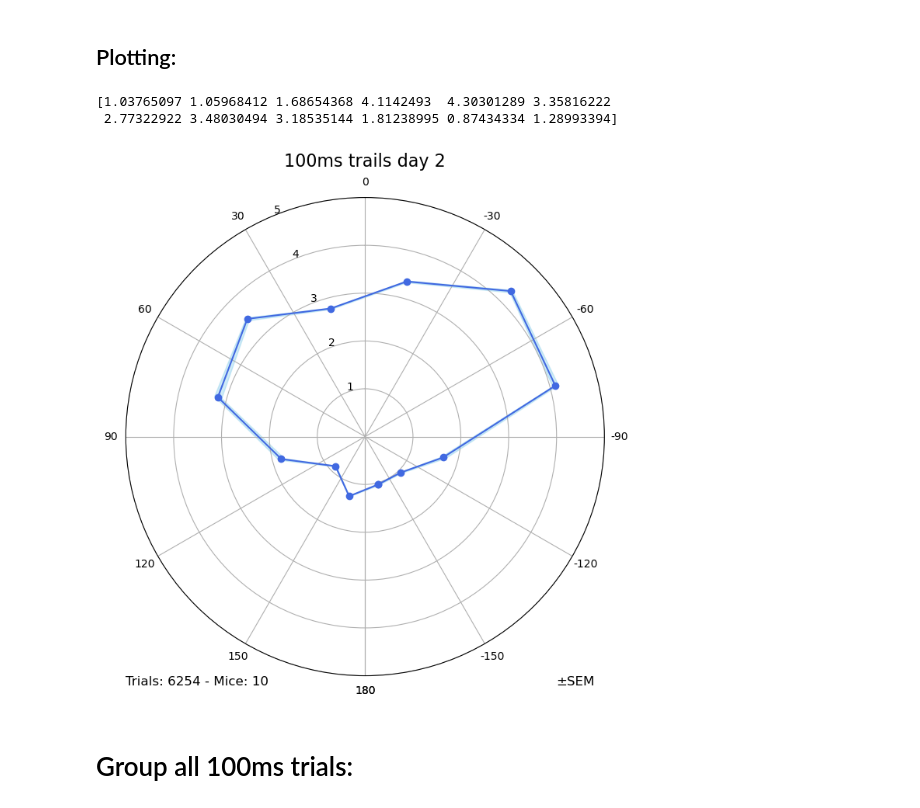
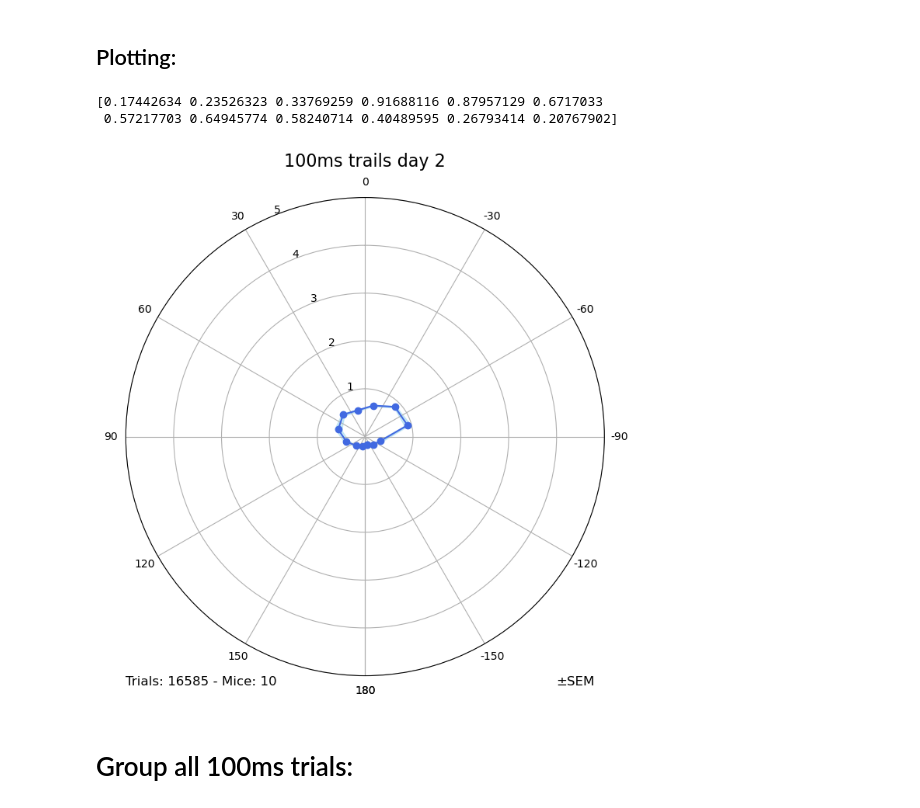
Before and after one commit to stef1029/hex_behav_analysis, a Jupyter notebook: PP_analysis_notebook_July_cohort.ipynb, the cells around one changed output. Saved outputs shown, nothing was run; the diff lists cells and outputs as text; code cells hidden in the pictures.

Commit message:
plot all 100ms trials at once

```diff
--- a/PP_analysis_notebook_July_cohort.ipynb
+++ b/PP_analysis_notebook_July_cohort.ipynb
@@ -368,12 +368,12 @@ PP_plot_cue_time_experiment.plot_performance_by_angle(sessions,
 # %% [markdown]
 ## Session loading:
 # %%
-july_wait_catch_day_1_exclusion = ['240805_182539_wtjp254-4b']
+july_wait_catch_day_1_exclusion = ['240805_182539_wtjp254-4b', '240805_141718_wtjx307-6a']
 july_wait_catch_day_1_sessions = [Session(july_cohort.get_session(session)) \
                                   for session in july_wait_catch_day_1 \
                                     if session not in july_wait_catch_day_1_exclusion]
 
-july_wait_catch_day_2_exclusion = []
+july_wait_catch_day_2_exclusion = ['240806_123907_wtjx307-6a', '240806_151525_wtjx261-2b']
 july_wait_catch_day_2_sessions = [Session(july_cohort.get_session(session)) \
                                   for session in july_wait_catch_day_2 \
                                     if session not in july_wait_catch_day_2_exclusion]
@@ -487,20 +495,27 @@ import PP_plot_performance_bias_adjusted
 # %%
 importlib.reload(PP_plot_performance_bias_adjusted)
 
-sessions = july_day_2_100ms_sessions + \
-            july_day_3_100ms_sessions
+# sessions = july_day_2_100ms_sessions + \
+#             july_day_3_100ms_sessions
 
-PP_plot_performance_bias_adjusted.plot_performance_by_angle(sessions,
+all_100ms_sessions = july_day_2_100ms_sessions \
+                    + july_day_3_100ms_sessions \
+                    + july_LED_catch_day_1_sessions \
+                    + july_LED_catch_day_2_sessions \
+                    + july_wait_catch_day_1_sessions \
+                    + july_wait_catch_day_2_sessions
+
+PP_plot_performance_bias_adjusted.plot_performance_by_angle(all_100ms_sessions,
                                               title = '100ms trails day 2',
                                               bin_mode = 'manual',
                                               trials_per_bin=100,
                                               plot_mode='radial',
                                               cue_mode='both',
                                               error_bars='SEM')
 # %% [output]
-[1.03765097 1.05968412 1.68654368 4.1142493  4.30301289 3.35816222
- 2.77322922 3.48030494 3.18535144 1.81238995 0.87434334 1.28993394]
+[0.17442634 0.23526323 0.33769259 0.91688116 0.87957129 0.6717033
+ 0.57217703 0.64945774 0.58240714 0.40489595 0.26793414 0.20767902]
-[figure, old version]
+[figure, new version]
 # %% [markdown]
 # Group all 100ms trials:
 # %% [markdown]
```
Also changed, not shown: parts of 5 cells of this notebook, 2 other files.
